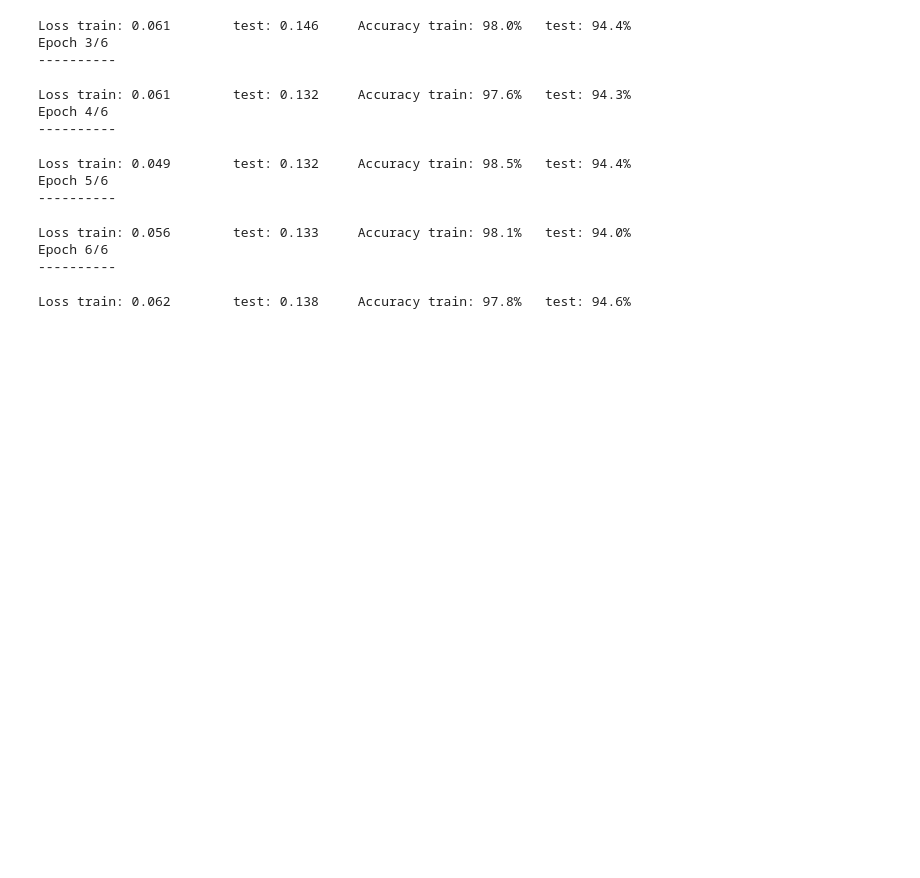
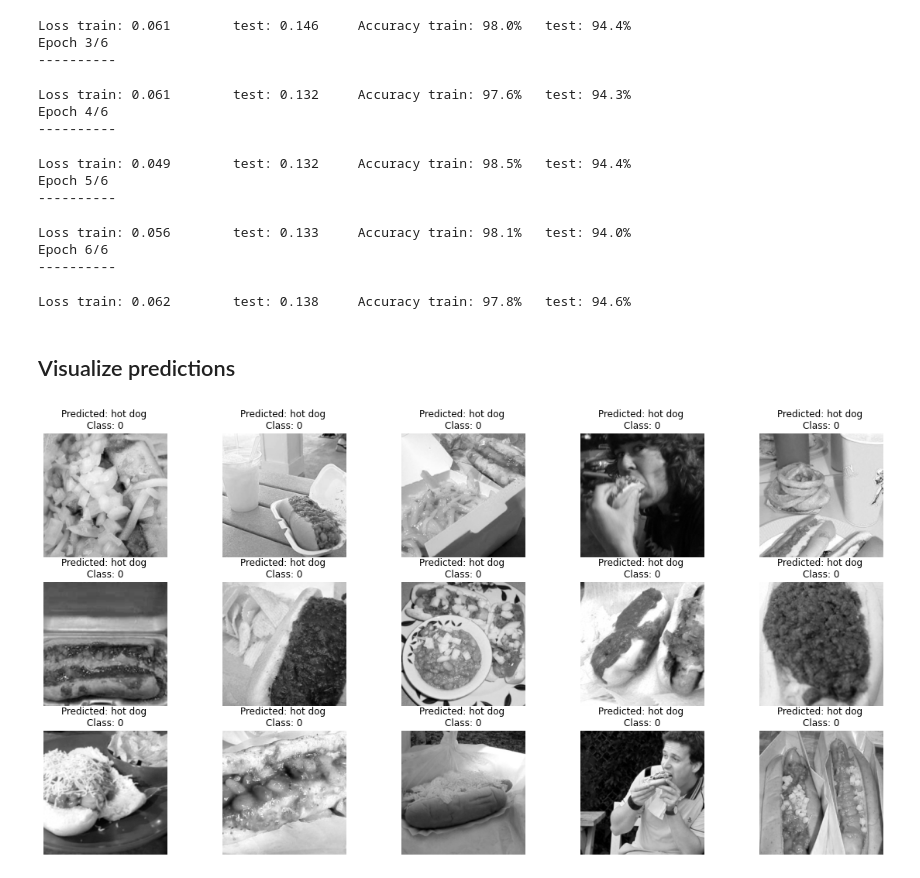
Before and after one commit to nikarav/Deep-Learning-In-Computer-Vision, a Jupyter notebook: Project1.1/Project_1_1.ipynb, the cells around one changed output. Cells and saved outputs as stored; diff of their text form; code cells hidden in the pictures; blank space fills up the shorter version.

Commit message:
added prediction visualization

```diff
--- a/Project1.1/Project_1_1.ipynb
+++ b/Project1.1/Project_1_1.ipynb
@@ -139,30 +139,46 @@ def train(model, optimizer, criterion, num_epochs=10):
 # %% [markdown]
 # Visualize the model predictions function
 # %%
-def visualize_model(model, num_images=6):
+def visualize_model(model, num_images=15):
     was_training = model.training
     model.eval()
-    images_so_far = 0
-    fig = plt.figure()
 
     with torch.no_grad():
-        for i, (inputs, labels) in enumerate(dataloaders['val']):
+        for i, (inputs, labels) in enumerate(test_loader):
             inputs = inputs.to(device)
             labels = labels.to(device)
 
             outputs = model(inputs)
             _, preds = torch.max(outputs, 1)
 
-            for j in range(inputs.size()[0]):
-                images_so_far += 1
-                ax = plt.subplot(num_images//2, 2, images_so_far)
-                ax.axis('off')
-                ax.set_title(f'predicted: {class_names[preds[j]]}')
-                imshow(inputs.cpu().data[j])
+            fig, axs = plt.subplots(3,5, figsize=(20,10))
+            c = 0
+            # plot 15 images in a grid 3x5
+            for j in range(3):
+                for k in range(5):
+                    c += 1
+                    pred = preds[c]
+                    label = labels[c]
 
-                if images_so_far == num_images:
-                    model.train(mode=was_training)
-                    return
+                    axs[j,k].axis('off')
+                    if pred == 0:
+                        axs[j,k].set_title(f'Predicted: hot dog \nClass: {label}')
+                    else:
+                        axs[j,k].set_title(f'Predicted: NOT hot dog \nClass: {label}')
+
+                    # RGB
+                    # img = inputs.cpu().data[c]
+                    # img = np.asarray(img).transpose(1,2,0)
+                    # axs[j,k].imshow(img)
+                    # GRAY
+                    img = inputs.cpu().data[c].numpy()[0]
+                    axs[j,k].imshow(img, "gray")
+
+                    if c == num_images:
+                        model.train(mode=was_training)
+                        plt.show()
+                        return
+
         model.train(mode=was_training)
 # %% [markdown]
 # Load and show some images
@@ -362,3 +382,9 @@ Loss train: 0.056        test: 0.133     Accuracy train: 98.1%   test: 94.0%
 Epoch 6/6
 ----------
 Loss train: 0.062        test: 0.138     Accuracy train: 97.8%   test: 94.6%
+# %% [markdown]
+## Visualize predictions
+# %%
+visualize_model(resnet_152)
+# %% [output]
+[figure, added]
```
Also changed, not shown: parts of 3 cells of this notebook.
